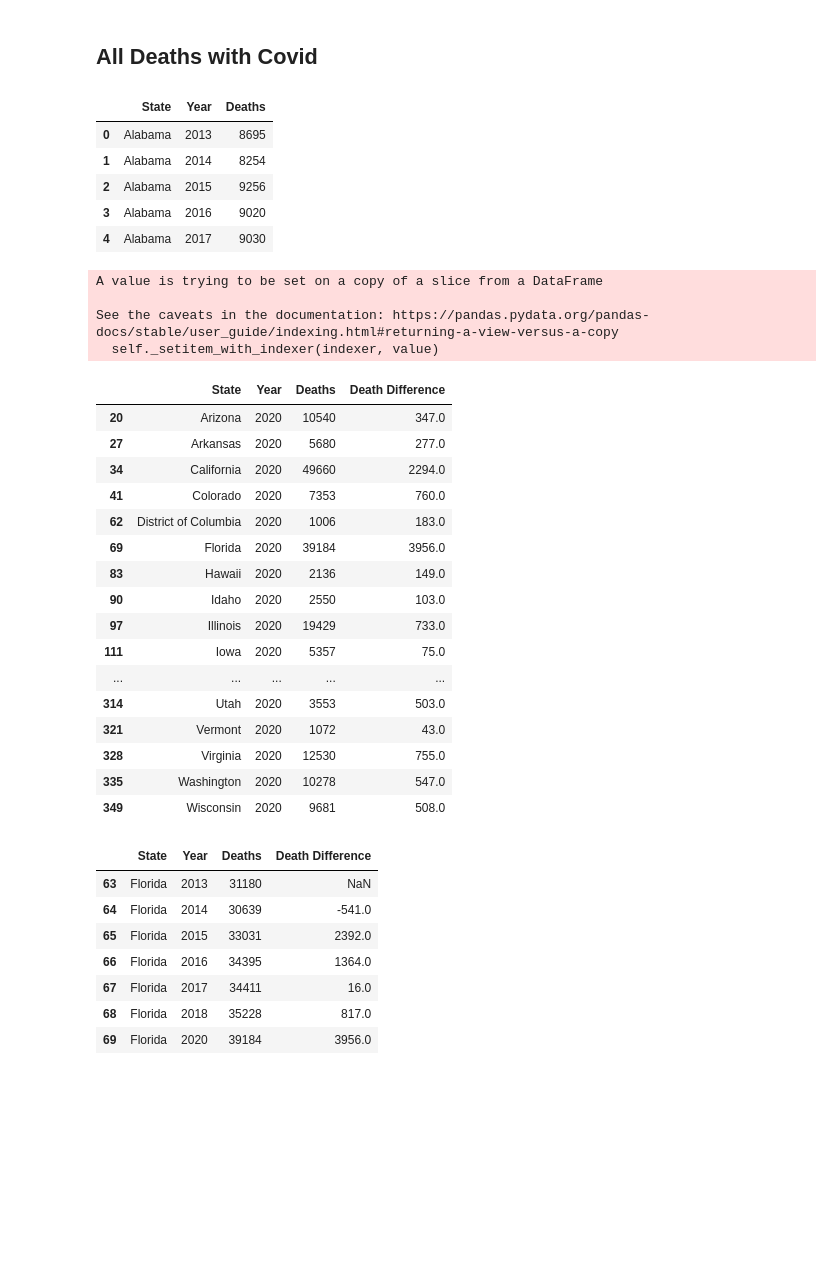
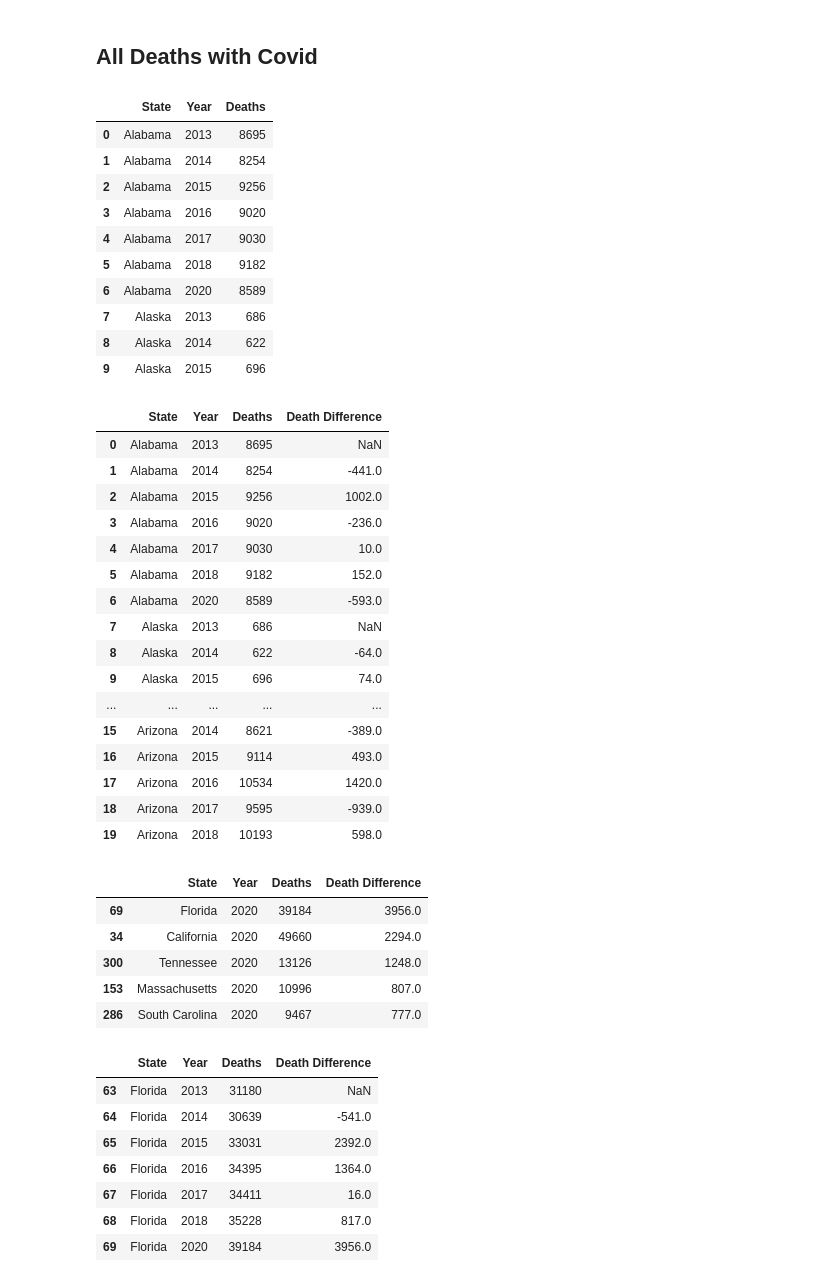
Before and after one commit to augarriza/module_one_project, a Jupyter notebook: cdc_mortality_df_analysis_and_plotting.ipynb, the cells around one changed output. Saved outputs shown, nothing was run; the diff lists cells and outputs as text; code cells hidden in the pictures; blank space fills up the shorter version.

```diff
--- a/cdc_mortality_df_analysis_and_plotting.ipynb
+++ b/cdc_mortality_df_analysis_and_plotting.ipynb
@@ -8,7 +8,7 @@ import numpy as np
 # %%
 df = pd.read_pickle("Datasets/cdc_mortality_df.pkl")
 # %%
-df.head()
+df.head(10)
 # %% [output]
 |  | State | Year | Deaths |
 | 0 | Alabama | 2013 | 8695 |
@@ -16,37 +16,46 @@ df.head()
 | 2 | Alabama | 2015 | 9256 |
 | 3 | Alabama | 2016 | 9020 |
 | 4 | Alabama | 2017 | 9030 |
+| 5 | Alabama | 2018 | 9182 |
+| 6 | Alabama | 2020 | 8589 |
+| 7 | Alaska | 2013 | 686 |
+| 8 | Alaska | 2014 | 622 |
+| 9 | Alaska | 2015 | 696 |
 # %%
 df = df.astype({"Deaths":"int64"})
 # %%
 df["Death Difference"] = df["Deaths"].diff()
 # %%
-df["Death Difference"].iloc[::7] = np.NaN
+df.loc[(df["Year"]==2013), "Death Difference"] = np.nan
-# %% [output]
-A value is trying to be set on a copy of a slice from a DataFrame
-
-See the caveats in the documentation: https://pandas.pydata.org/pandas-docs/stable/user_guide/indexing.html#returning-a-view-versus-a-copy
-  self._setitem_with_indexer(indexer, value)
+# %%
+df.head(20)
+# %% [output]
+|  | State | Year | Deaths | Death Difference |
+| 0 | Alabama | 2013 | 8695 | NaN |
+| 1 | Alabama | 2014 | 8254 | -441.0 |
+| 2 | Alabama | 2015 | 9256 | 1002.0 |
+| 3 | Alabama | 2016 | 9020 | -236.0 |
+| 4 | Alabama | 2017 | 9030 | 10.0 |
+| 5 | Alabama | 2018 | 9182 | 152.0 |
+| 6 | Alabama | 2020 | 8589 | -593.0 |
+| 7 | Alaska | 2013 | 686 | NaN |
+| 8 | Alaska | 2014 | 622 | -64.0 |
+| 9 | Alaska | 2015 | 696 | 74.0 |
+| ... | ... | ... | ... | ... |
+| 15 | Arizona | 2014 | 8621 | -389.0 |
+| 16 | Arizona | 2015 | 9114 | 493.0 |
+| 17 | Arizona | 2016 | 10534 | 1420.0 |
+| 18 | Arizona | 2017 | 9595 | -939.0 |
+| 19 | Arizona | 2018 | 10193 | 598.0 |
 # %%
-df.loc[(df["Death Difference"]>0) & (df["Year"]==2020)]
+df.loc[(df["Death Difference"]>0) & (df["Year"]==2020)].sort_values("Death Difference", ascending=False).head(5)
 # %% [output]
 |  | State | Year | Deaths | Death Difference |
-| 20 | Arizona | 2020 | 10540 | 347.0 |
-| 27 | Arkansas | 2020 | 5680 | 277.0 |
+| 69 | Florida | 2020 | 39184 | 3956.0 |
 | 34 | California | 2020 | 49660 | 2294.0 |
-| 41 | Colorado | 2020 | 7353 | 760.0 |
-| 62 | District of Columbia | 2020 | 1006 | 183.0 |
-| 69 | Florida | 2020 | 39184 | 3956.0 |
-| 83 | Hawaii | 2020 | 2136 | 149.0 |
-| 90 | Idaho | 2020 | 2550 | 103.0 |
-| 97 | Illinois | 2020 | 19429 | 733.0 |
-| 111 | Iowa | 2020 | 5357 | 75.0 |
-| ... | ... | ... | ... | ... |
-| 314 | Utah | 2020 | 3553 | 503.0 |
-| 321 | Vermont | 2020 | 1072 | 43.0 |
-| 328 | Virginia | 2020 | 12530 | 755.0 |
-| 335 | Washington | 2020 | 10278 | 547.0 |
-| 349 | Wisconsin | 2020 | 9681 | 508.0 |
+| 300 | Tennessee | 2020 | 13126 | 1248.0 |
+| 153 | Massachusetts | 2020 | 10996 | 807.0 |
+| 286 | South Carolina | 2020 | 9467 | 777.0 |
 # %%
 df.loc[df["State"] == "Florida"]
 # %% [output]
```
Also changed, not shown: parts of 5 cells of this notebook, 2 other files.
